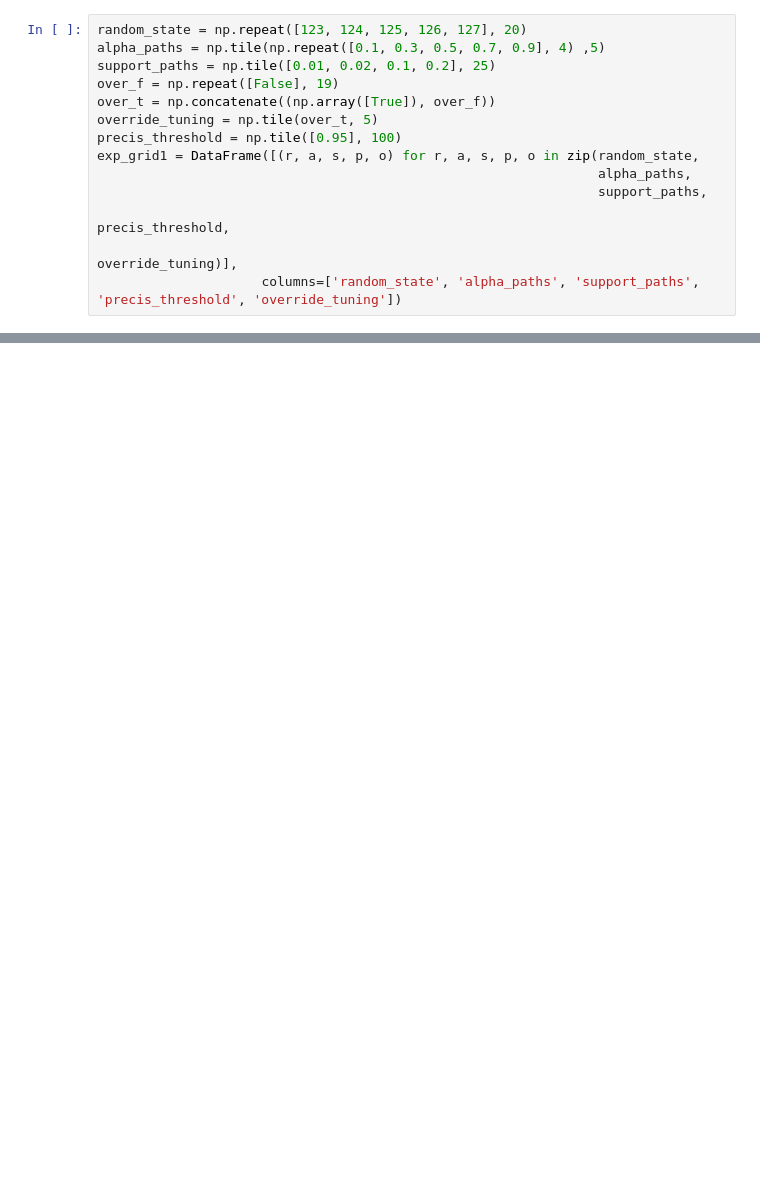
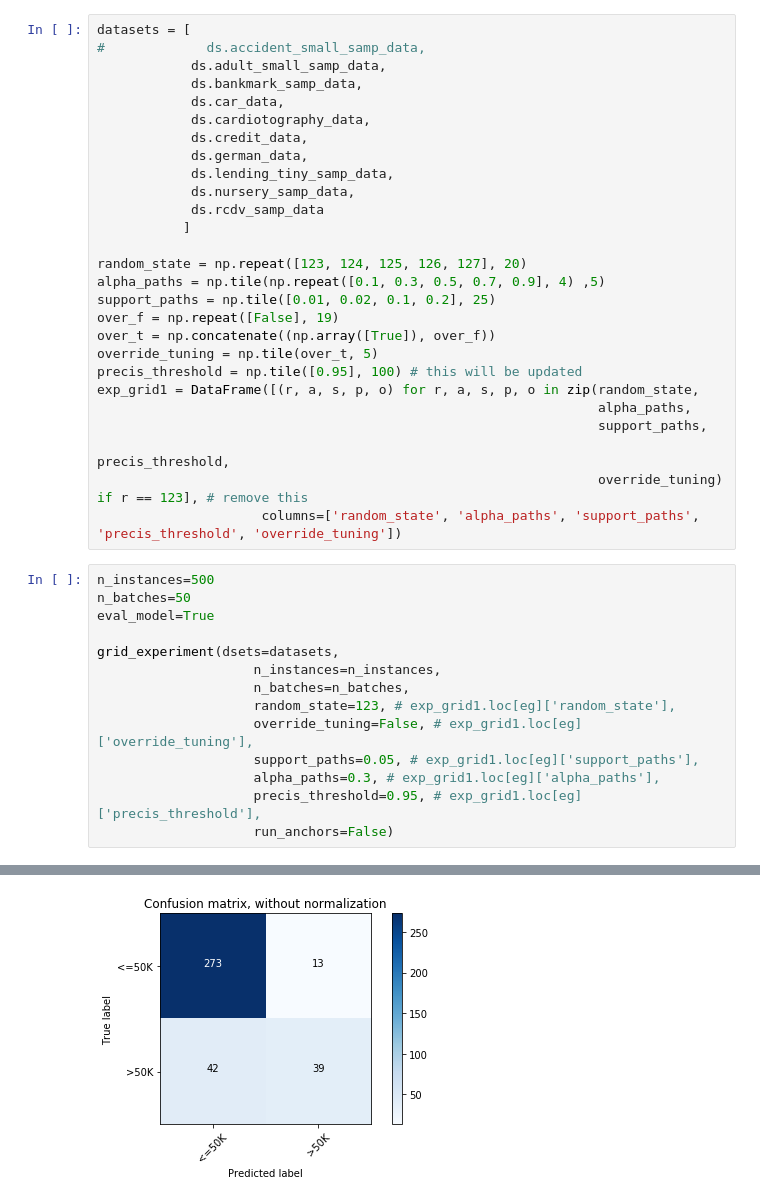
Before and after one commit to julianhatwell/interpret_basics2, a Jupyter notebook: Whiteboxing Experiments Unattended Tuning.ipynb, the cells around one changed output, grey strips where cells are left out. Drawn from its saved outputs; the diff is of its cells as text; blank space fills up the shorter version.

Commit message:
running the tuning part piecewise

```diff
--- a/Whiteboxing Experiments Unattended Tuning.ipynb
+++ b/Whiteboxing Experiments Unattended Tuning.ipynb
@@ -9,15 +10,43 @@ from pandas import DataFrame
 from forest_surveyor.routines import grid_experiment
 # %%
+datasets = [
+#             ds.accident_small_samp_data,
+            ds.adult_small_samp_data,
+            ds.bankmark_samp_data,
+            ds.car_data,
+            ds.cardiotography_data,
+            ds.credit_data,
+            ds.german_data,
+            ds.lending_tiny_samp_data,
+            ds.nursery_samp_data,
+            ds.rcdv_samp_data
+           ]
+
 random_state = np.repeat([123, 124, 125, 126, 127], 20)
 alpha_paths = np.tile(np.repeat([0.1, 0.3, 0.5, 0.7, 0.9], 4) ,5)
 support_paths = np.tile([0.01, 0.02, 0.1, 0.2], 25)
 over_f = np.repeat([False], 19)
 over_t = np.concatenate((np.array([True]), over_f))
 override_tuning = np.tile(over_t, 5)
-precis_threshold = np.tile([0.95], 100)
+precis_threshold = np.tile([0.95], 100) # this will be updated
 exp_grid1 = DataFrame([(r, a, s, p, o) for r, a, s, p, o in zip(random_state,
                                                                 alpha_paths,
                                                                 support_paths,
                                                                 precis_threshold,
-                                                                override_tuning)],
+                                                                override_tuning) if r == 123], # remove this
                      columns=['random_state', 'alpha_paths', 'support_paths', 'precis_threshold', 'override_tuning'])
+# %%
+n_instances=500
+n_batches=50
+eval_model=True
+
+grid_experiment(dsets=datasets,
+                    n_instances=n_instances,
+                    n_batches=n_batches,
+                    random_state=123, # exp_grid1.loc[eg]['random_state'],
+                    override_tuning=False, # exp_grid1.loc[eg]['override_tuning'],
+                    support_paths=0.05, # exp_grid1.loc[eg]['support_paths'],
+                    alpha_paths=0.3, # exp_grid1.loc[eg]['alpha_paths'],
+                    precis_threshold=0.95, # exp_grid1.loc[eg]['precis_threshold'],
+                    run_anchors=False)
+# %% [output]
@@ -23,0 +70 @@ exp_grid1 = DataFrame([(r, a, s, p, o) for r, a, s, p, o in zip(random_state,
+[figure, added]
```
Also changed, not shown: parts of 3 cells of this notebook, 2 other files.
